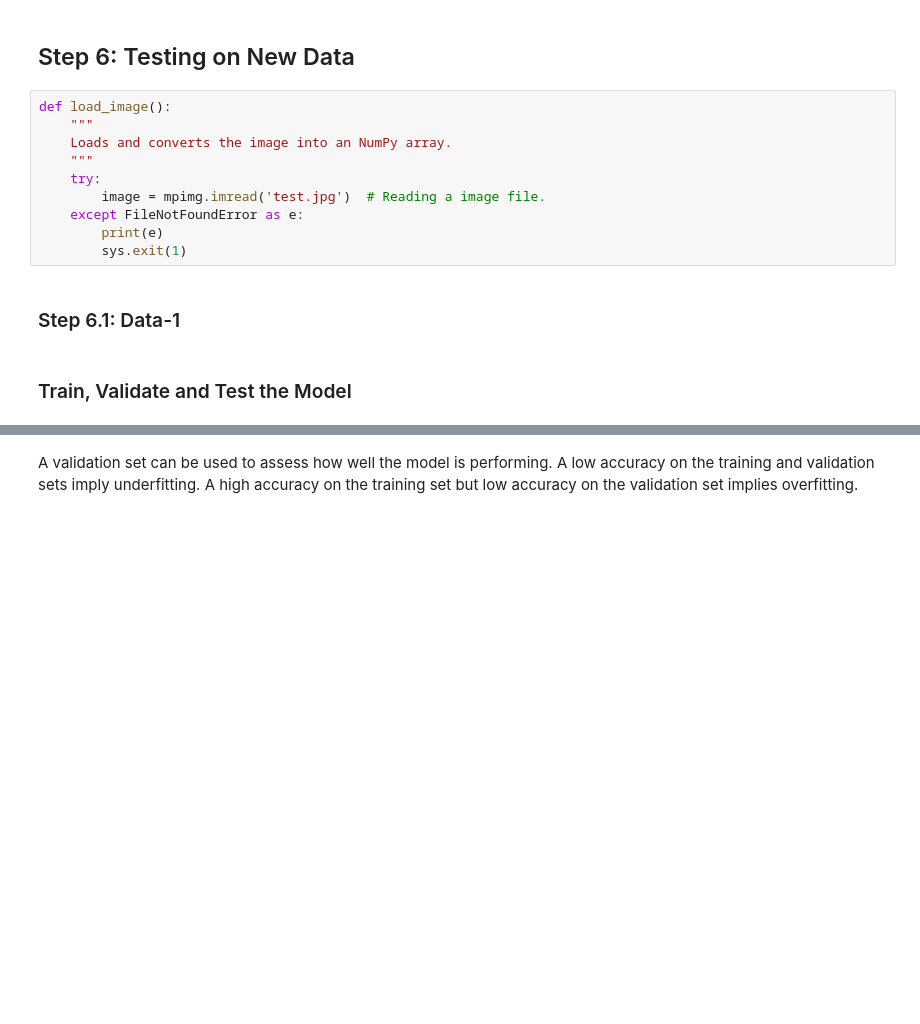
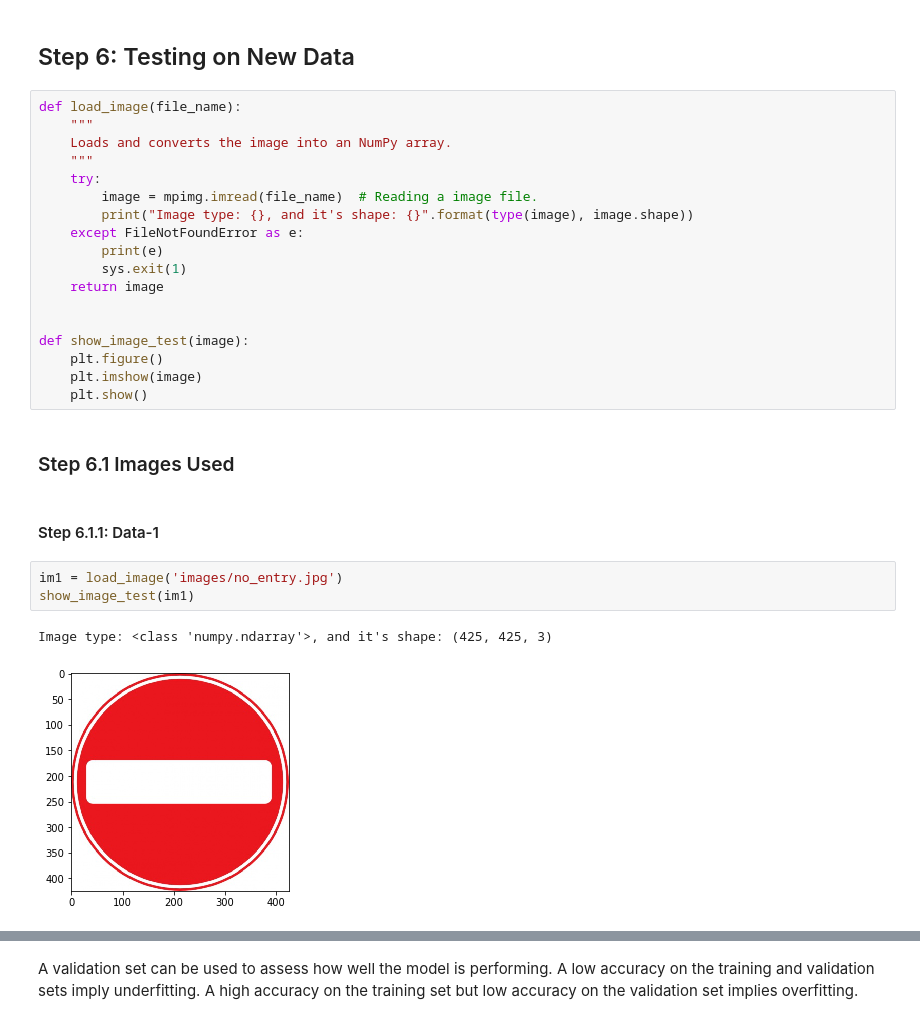
Before and after one commit to akshaybabloo/Car-ND, a Jupyter notebook: Term_1/TrafficSignalClassifier_6/P/Traffic_Sign_Classifier.ipynb, the cells around one changed output, grey strips where cells are left out. Drawn from its saved outputs; the diff is of its cells as text; blank space fills up the shorter version.

```diff
--- a/Term_1/TrafficSignalClassifier_6/P/Traffic_Sign_Classifier.ipynb
+++ b/Term_1/TrafficSignalClassifier_6/P/Traffic_Sign_Classifier.ipynb
@@ -337,16 +317,30 @@ Test Accuracy = 0.929
 # %% [markdown]
 ## Step 6: Testing on New Data
 # %%
-def load_image():
+def load_image(file_name):
     """
     Loads and converts the image into an NumPy array.
     """
     try:
-        image = mpimg.imread('test.jpg')  # Reading a image file.
+        image = mpimg.imread(file_name)  # Reading a image file.
+        print("Image type: {}, and it's shape: {}".format(type(image), image.shape))
     except FileNotFoundError as e:
         print(e)
         sys.exit(1)
+    return image
+
+
+def show_image_test(image):
+    plt.figure()
+    plt.imshow(image)
+    plt.show()
+# %% [markdown]
+### Step 6.1 Images Used
 # %% [markdown]
-### Step 6.1: Data-1
+#### Step 6.1.1: Data-1
-# %% [markdown]
-### Train, Validate and Test the Model
+# %%
+im1 = load_image('images/no_entry.jpg')
+show_image_test(im1)
+# %% [output]
+Image type: <class 'numpy.ndarray'>, and it's shape: (425, 425, 3)
+[figure, added]
```
Also changed, not shown: parts of 48 cells of this notebook.
